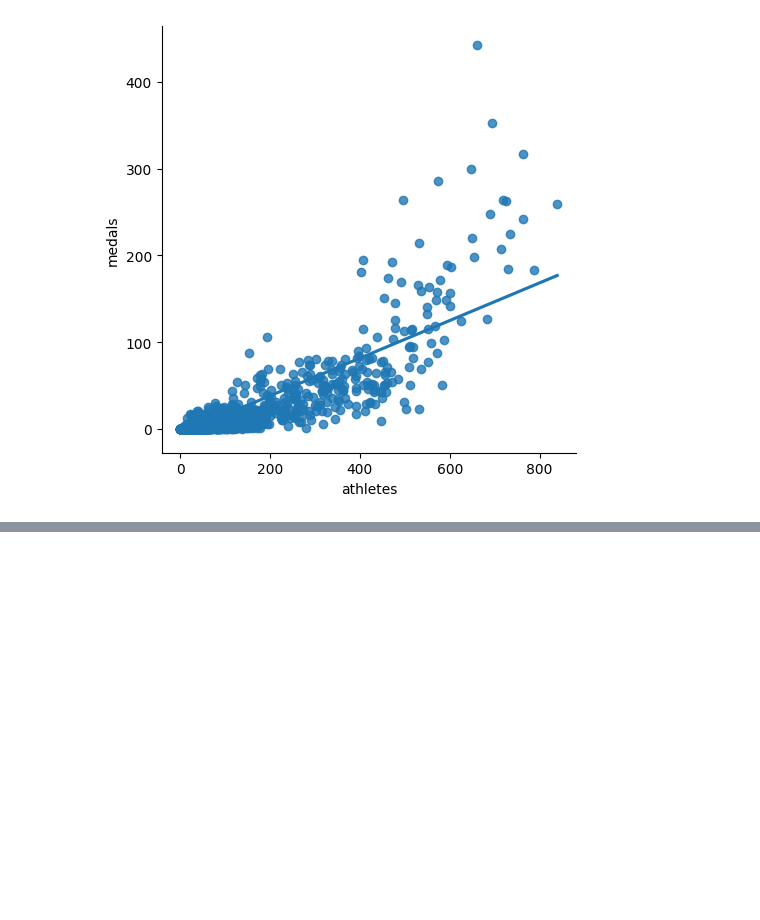
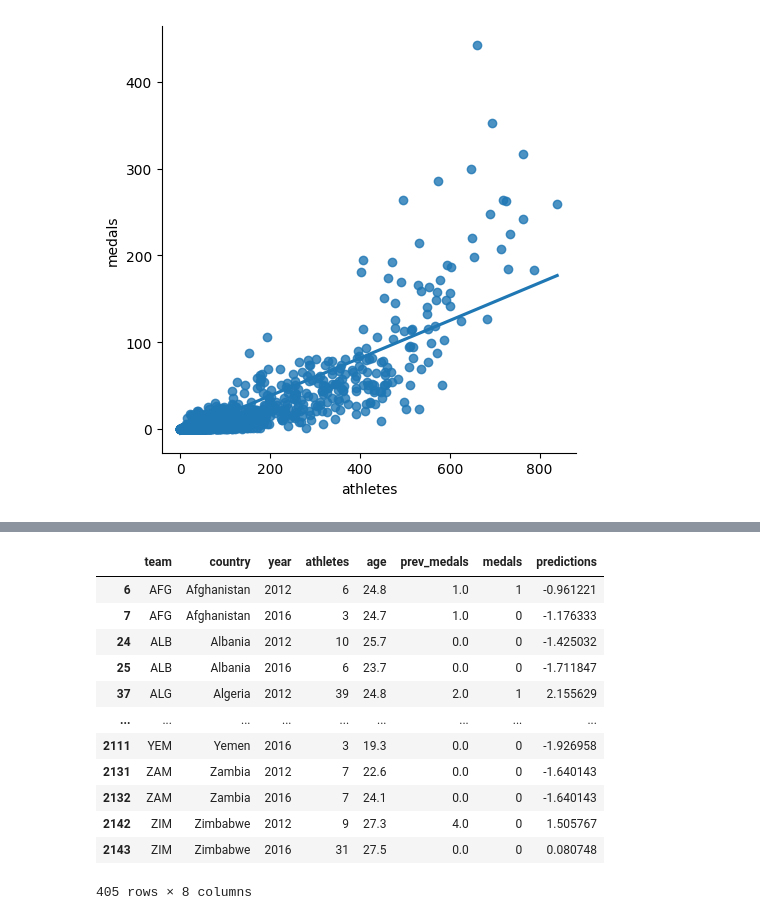
Before and after one commit to Beelzebuddie/olympic_medals_pred, a Jupyter notebook: machine_learning.ipynb, the cells around one changed output, grey strips where cells are left out. Saved outputs shown, nothing was run; the diff lists cells and outputs as text; code cells hidden in the pictures; blank space fills up the shorter version.

```diff
--- a/machine_learning.ipynb
+++ b/machine_learning.ipynb
@@ -43,0 +88,6 @@ sns.lmplot(x="athletes", y="medals", data=teams, fit_reg=True, ci=None)
+# %%
+# Now we split out data into training and testing sets. We want to take the last 2 years and use them to test our model and the rest of the data to train it.
+train = teams[teams["year"] < 2012].copy()
+test = teams[teams["year"] >= 2012].copy()
+
+train.shape
@@ -43,0 +100,9 @@ sns.lmplot(x="athletes", y="medals", data=teams, fit_reg=True, ci=None)
+# %%
+from sklearn.linear_model import LinearRegression
+
+reg = LinearRegression() # create a regression object
+
+predictors = ["athletes", "prev_medals"] # create a list of predictor variable names
+target = "medals" # set the target variable
+# %%
+reg.fit(train[predictors], train["medals"]) # train the algorithm using the predictors and target
@@ -43,0 +111,3 @@ sns.lmplot(x="athletes", y="medals", data=teams, fit_reg=True, ci=None)
+# %%
+predictions = reg.predict(test[predictors]) # predict on new data
+predictions # What you'll notice is these are not whole numbers and some are negative. Now we have to manually correct this.
@@ -43,0 +132,17 @@ sns.lmplot(x="athletes", y="medals", data=teams, fit_reg=True, ci=None)
+# %%
+test["predictions"] = predictions # add predictions to the test set
+test
+# %% [output]
+|  | team | country | year | athletes | age | prev_medals | medals | predictions |
+| 6 | AFG | Afghanistan | 2012 | 6 | 24.8 | 1.0 | 1 | -0.961221 |
+| 7 | AFG | Afghanistan | 2016 | 3 | 24.7 | 1.0 | 0 | -1.176333 |
+| 24 | ALB | Albania | 2012 | 10 | 25.7 | 0.0 | 0 | -1.425032 |
+| 25 | ALB | Albania | 2016 | 6 | 23.7 | 0.0 | 0 | -1.711847 |
+| 37 | ALG | Algeria | 2012 | 39 | 24.8 | 2.0 | 1 | 2.155629 |
+| ... | ... | ... | ... | ... | ... | ... | ... | ... |
+| 2111 | YEM | Yemen | 2016 | 3 | 19.3 | 0.0 | 0 | -1.926958 |
+| 2131 | ZAM | Zambia | 2012 | 7 | 22.6 | 0.0 | 0 | -1.640143 |
+| 2132 | ZAM | Zambia | 2016 | 7 | 24.1 | 0.0 | 0 | -1.640143 |
+| 2142 | ZIM | Zimbabwe | 2012 | 9 | 27.3 | 4.0 | 0 | 1.505767 |
+| 2143 | ZIM | Zimbabwe | 2016 | 31 | 27.5 | 0.0 | 0 | 0.080748 |
+405 rows × 8 columns
```
Also changed, not shown: parts of 23 cells of this notebook.
